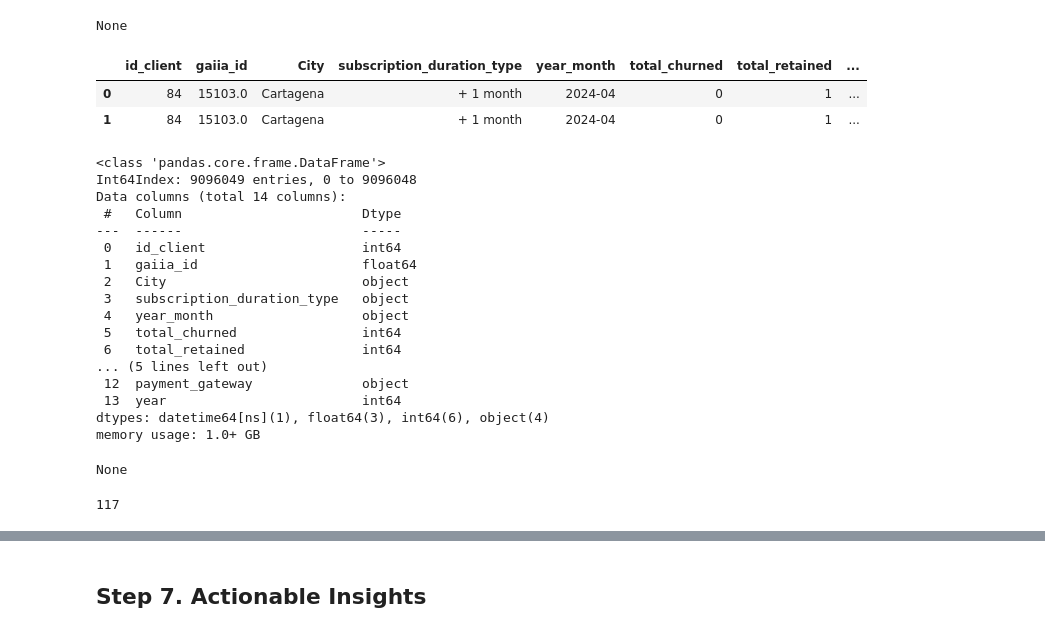
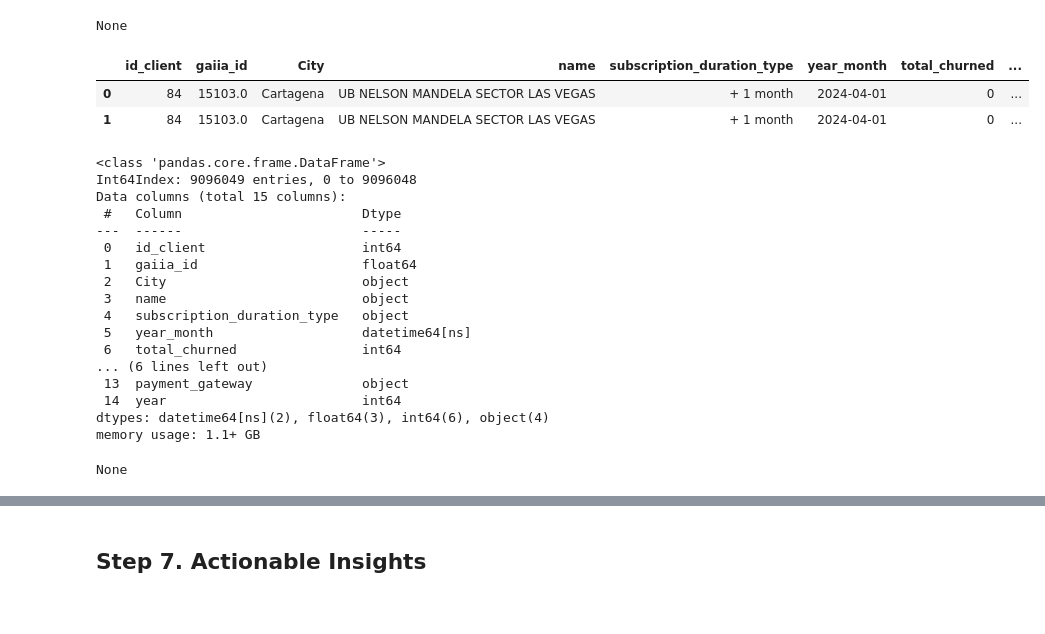
Before and after one commit to mcabas/job_search_tests, a Jupyter notebook: Fibrazo/EDA_fibrazo.ipynb, the cells around one changed output, grey strips where cells are left out. Cells and saved outputs as stored; diff of their text form; code cells hidden in the pictures.

```diff
--- a/Fibrazo/EDA_fibrazo.ipynb
+++ b/Fibrazo/EDA_fibrazo.ipynb
@@ -1101,53 +1029,47 @@ dtypes: datetime64[ns](2), float64(3), int64(5), object(5)
 memory usage: 51.2+ MB
 None
 # %%
-# Perform inner join on gaiia_id (df_clients + df_client_journey + df_invoices)
+#  df_client_journey + df_clients + df_invoices
 
 df_merged_agg = df_merged.groupby(
-    ["id","gaiia_id", "City", "subscription_duration_type", "year_month"]
+    ["id","gaiia_id", "City", "name","subscription_duration_type", "year_month"]
 ).agg(
-    total_churned=("total_churned", "sum"),  # Sum total_churned
-    total_retained=("total_retained", "sum"),  # Sum total_retained
-    mean_subscription_duration=("mean_subscription_duration", "mean"),  # Mean subscription duration
-    total_subscription_duration=("total_subscription_duration", "sum")  # Sum subscription duration
+    total_churned=("total_churned", "sum"),
+    total_retained=("total_retained", "sum"),
+    mean_subscription_duration=("mean_subscription_duration", "mean"),
+    total_subscription_duration=("total_subscription_duration", "sum")
 ).reset_index()
 
-# Perform the join with df_invoices
 df_final = pd.merge(
-    df_merged_agg,  # Use the aggregated data
+    df_merged_agg,
     df_invoices,
-    left_on="id",  # Join on gaiia_id
-    right_on="client_id",  # Join on client_id
-    how="inner",  # Keep all rows from df_invoices
+    left_on="id",
+    right_on="client_id",
+    how="inner",
     suffixes=("_client", "_invoice")
 )
 
-# Display the merged DataFrame
 display(df_final.head(2))
 display(df_final.info())
-
-# Verify the total_churned sum for gaiia_id == 41923
-print(df_final[df_final["gaiia_id"] == 41923]["total_churned"].sum())
 # %% [output]
-|  | id_client | gaiia_id | City | subscription_duration_type | year_month | total_churned | total_retained | ... |
-| 0 | 84 | 15103.0 | Cartagena | + 1 month | 2024-04 | 0 | 1 | ... |
-| 1 | 84 | 15103.0 | Cartagena | + 1 month | 2024-04 | 0 | 1 | ... |
+|  | id_client | gaiia_id | City | name | subscription_duration_type | year_month | total_churned | ... |
+| 0 | 84 | 15103.0 | Cartagena | UB NELSON MANDELA SECTOR LAS VEGAS | + 1 month | 2024-04-01 | 0 | ... |
+| 1 | 84 | 15103.0 | Cartagena | UB NELSON MANDELA SECTOR LAS VEGAS | + 1 month | 2024-04-01 | 0 | ... |
 <class 'pandas.core.frame.DataFrame'>
 Int64Index: 9096049 entries, 0 to 9096048
-Data columns (total 14 columns):
+Data columns (total 15 columns):
  #   Column                       Dtype
 ---  ------                       -----
  0   id_client                    int64
  1   gaiia_id                     float64
  2   City                         object
- 3   subscription_duration_type   object
- 4   year_month                   object
- 5   total_churned                int64
- 6   total_retained               int64
-... (5 lines left out)
- 12  payment_gateway              object
- 13  year                         int64
-dtypes: datetime64[ns](1), float64(3), int64(6), object(4)
-memory usage: 1.0+ GB
+ 3   name                         object
+ 4   subscription_duration_type   object
+ 5   year_month                   datetime64[ns]
+ 6   total_churned                int64
+... (6 lines left out)
+ 13  payment_gateway              object
+ 14  year                         int64
+dtypes: datetime64[ns](2), float64(3), int64(6), object(4)
+memory usage: 1.1+ GB
 None
-117
```
Also changed, not shown: parts of 53 cells of this notebook.
